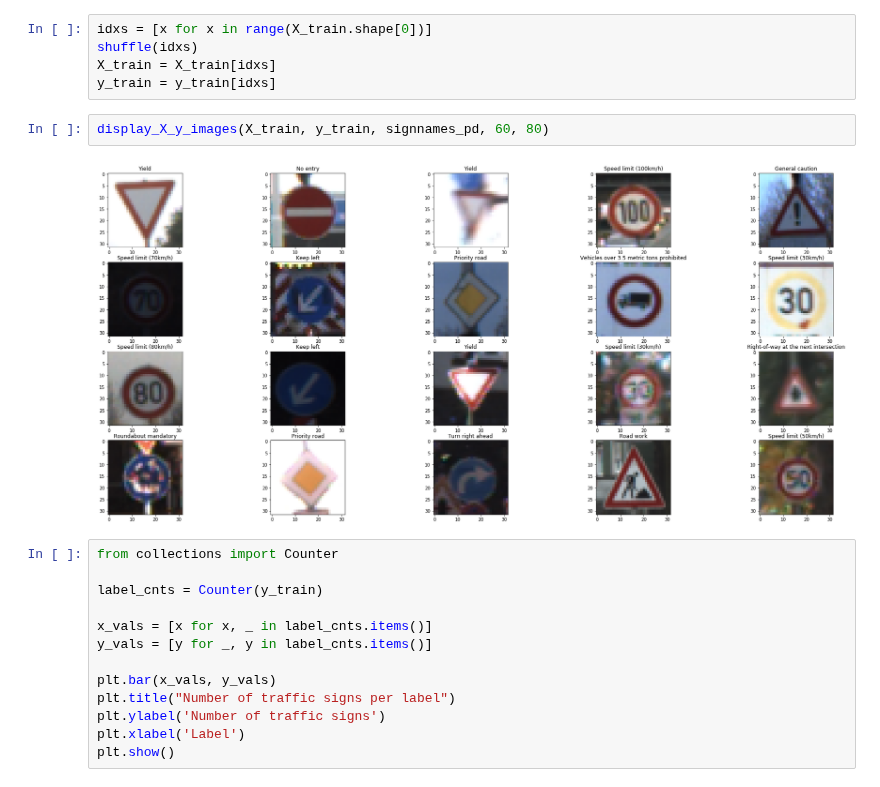
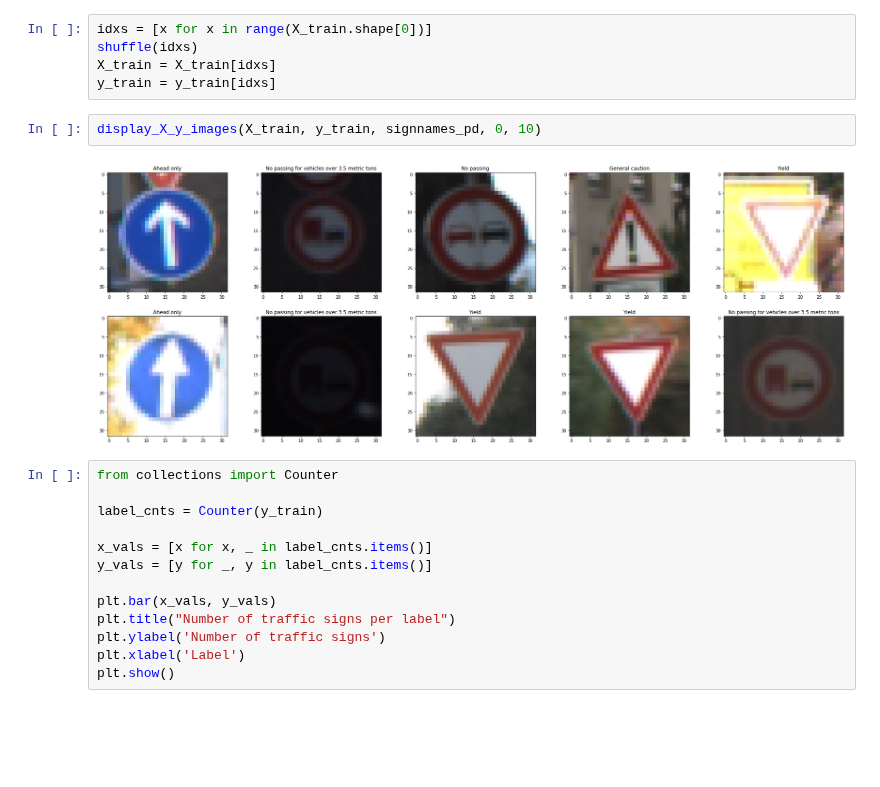
Before and after one commit to ekkus93/CarND-Traffic-Sign-Classifier-Project, a Jupyter notebook: Traffic_Sign_Classifier.ipynb, the cells around one changed output. Cells and saved outputs as stored; diff of their text form; blank space fills up the shorter version.

```diff
--- a/Traffic_Sign_Classifier.ipynb
+++ b/Traffic_Sign_Classifier.ipynb
@@ -150,9 +150,9 @@ shuffle(idxs)
 X_train = X_train[idxs]
 y_train = y_train[idxs]
 # %%
-display_X_y_images(X_train, y_train, signnames_pd, 60, 80)
+display_X_y_images(X_train, y_train, signnames_pd, 0, 10)
 # %% [output]
-[figure, old version]
+[figure, new version]
 # %%
 from collections import Counter
 
```
Also changed, not shown: parts of 19 cells of this notebook.
